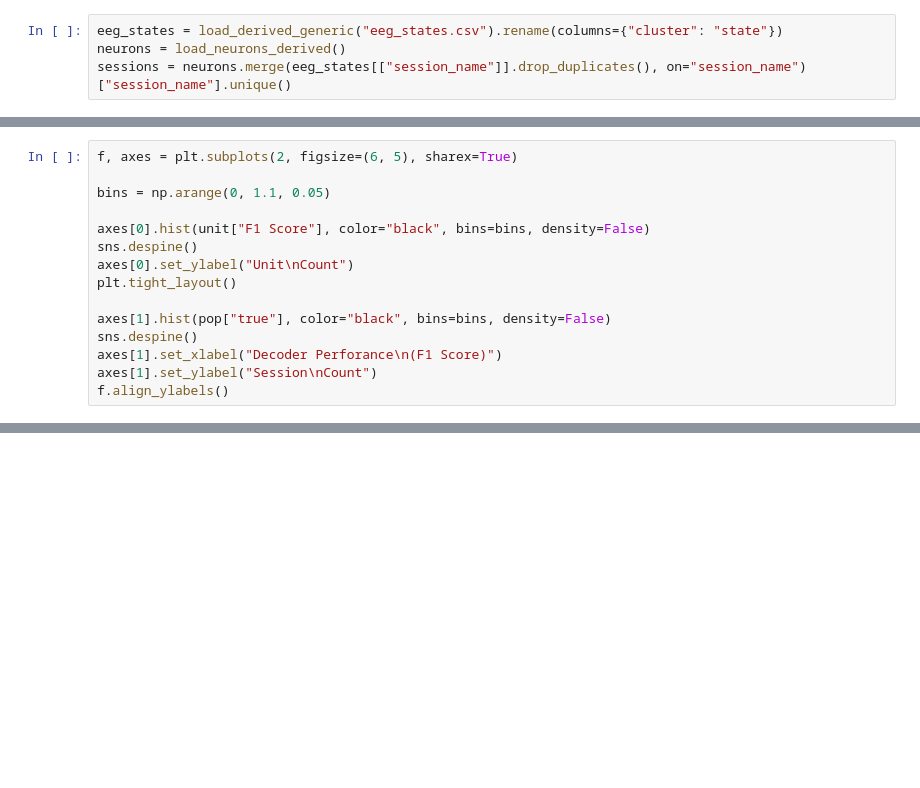
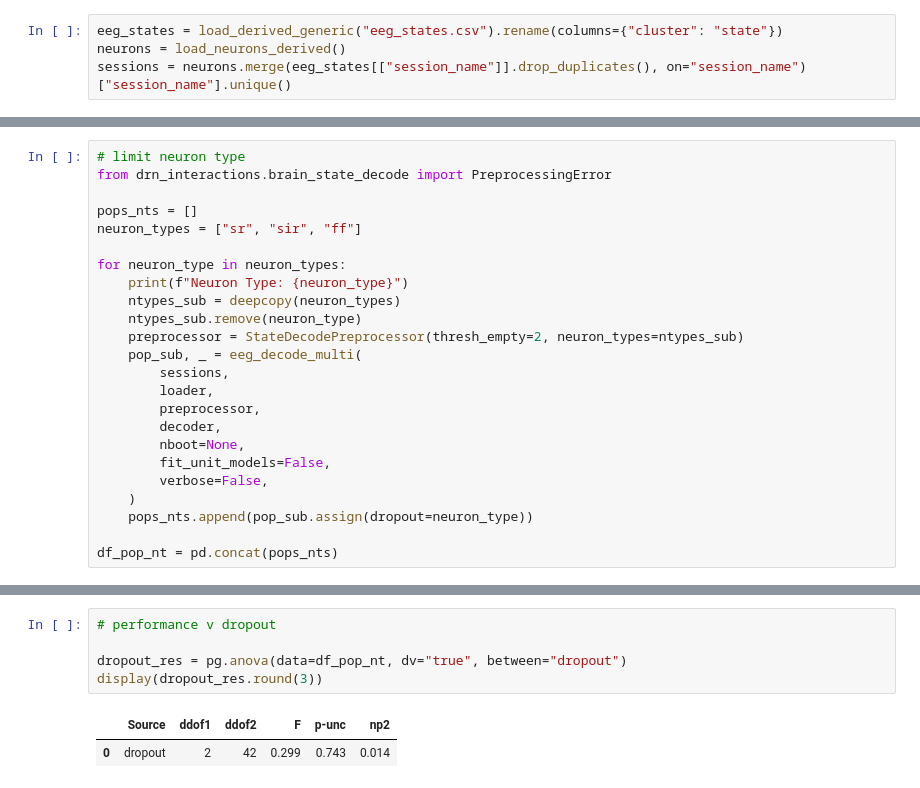
Before and after one commit to Ruairi-osul/drn-interactions, a Jupyter notebook: notebooks/Brain State/04 Decoding.ipynb, the cells around one changed output, grey strips where cells are left out. Drawn from its saved outputs; the diff is of its cells as text; blank space fills up the shorter version.

```diff
--- a/notebooks/Brain State/04 Decoding.ipynb
+++ b/notebooks/Brain State/04 Decoding.ipynb
@@ -97,15 +114,0 @@ acute_16
-# %%
-f, axes = plt.subplots(2, figsize=(6, 5), sharex=True)
-
-bins = np.arange(0, 1.1, 0.05)
-
-axes[0].hist(unit["F1 Score"], color="black", bins=bins, density=False)
-sns.despine()
-axes[0].set_ylabel("Unit\nCount")
-plt.tight_layout()
-
-axes[1].hist(pop["true"], color="black", bins=bins, density=False)
-sns.despine()
-axes[1].set_xlabel("Decoder Perforance\n(F1 Score)")
-axes[1].set_ylabel("Session\nCount")
-f.align_ylabels()
@@ -152,0 +159,24 @@ plt.tight_layout()
+# %%
+# limit neuron type
+from drn_interactions.brain_state_decode import PreprocessingError
+
+pops_nts = []
+neuron_types = ["sr", "sir", "ff"]
+
+for neuron_type in neuron_types:
+    print(f"Neuron Type: {neuron_type}")
+    ntypes_sub = deepcopy(neuron_types)
+    ntypes_sub.remove(neuron_type)
+    preprocessor = StateDecodePreprocessor(thresh_empty=2, neuron_types=ntypes_sub)
+    pop_sub, _ = eeg_decode_multi(
+        sessions,
+        loader,
+        preprocessor,
+        decoder,
+        nboot=None,
+        fit_unit_models=False,
+        verbose=False,
+    )
+    pops_nts.append(pop_sub.assign(dropout=neuron_type))
+
+df_pop_nt = pd.concat(pops_nts)
@@ -152,0 +303,8 @@ plt.tight_layout()
+# %%
+# performance v dropout
+
+dropout_res = pg.anova(data=df_pop_nt, dv="true", between="dropout")
+display(dropout_res.round(3))
+# %% [output]
+|  | Source | ddof1 | ddof2 | F | p-unc | np2 |
+| 0 | dropout | 2 | 42 | 0.299 | 0.743 | 0.014 |
```
Also changed, not shown: parts of 18 cells of this notebook, 2 other files.
